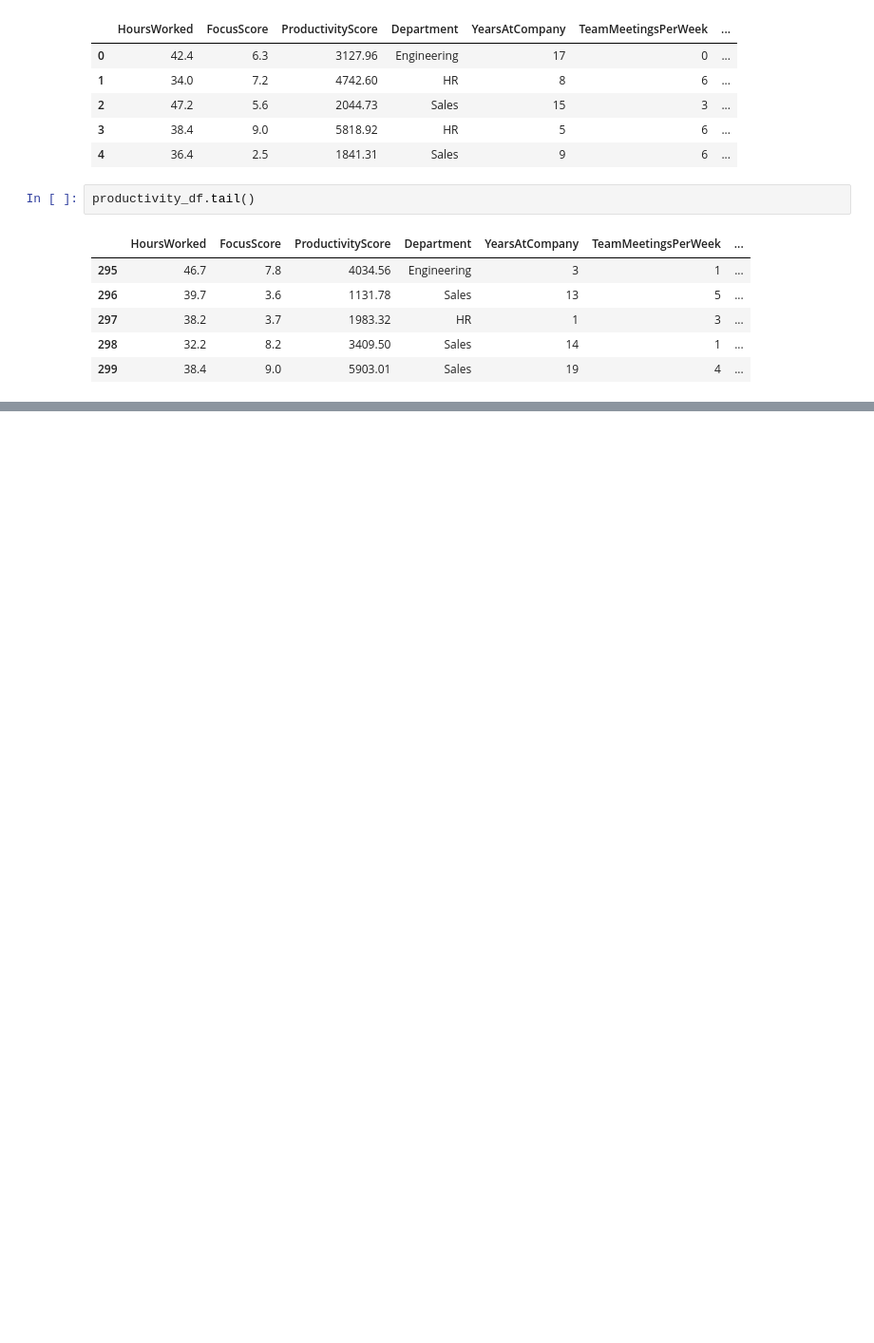
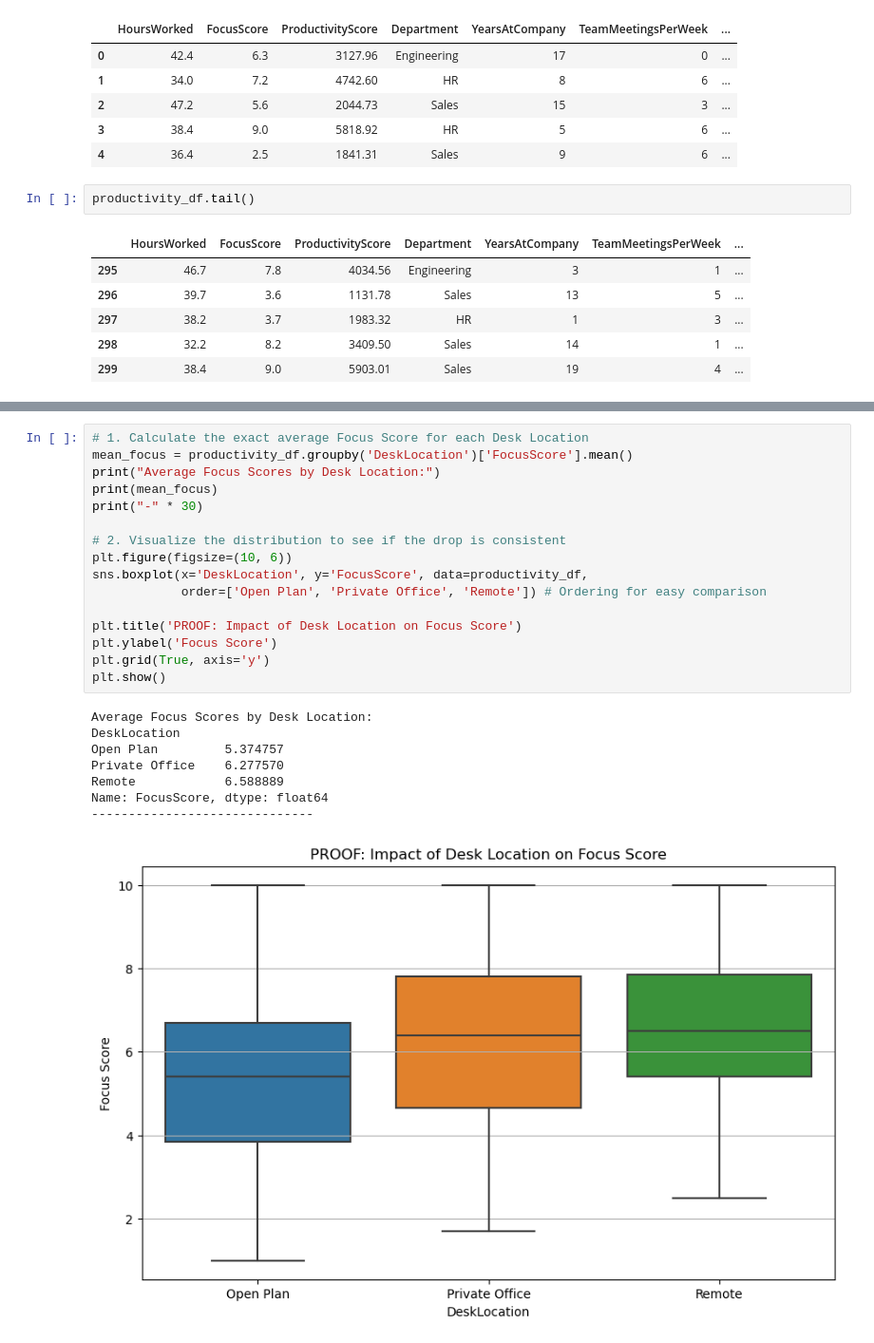
Before and after one commit to Umbretemp/Data_Visualization_And_Modeling, a Jupyter notebook: Lab/3.3 Visualizing Relationships Between Quantitative Features Lab-Copy1.ipynb, the cells around one changed output, grey strips where cells are left out. Shown at 95% size. Drawn from its saved outputs; the diff is of its cells as text; blank space fills up the shorter version.

```diff
--- a/Lab/3.3 Visualizing Relationships Between Quantitative Features Lab-Copy1.ipynb
+++ b/Lab/3.3 Visualizing Relationships Between Quantitative Features Lab-Copy1.ipynb
@@ -43,0 +70,25 @@ productivity_df.tail()
+# %%
+# 1. Calculate the exact average Focus Score for each Desk Location
+mean_focus = productivity_df.groupby('DeskLocation')['FocusScore'].mean()
+print("Average Focus Scores by Desk Location:")
+print(mean_focus)
+print("-" * 30)
+
+# 2. Visualize the distribution to see if the drop is consistent
+plt.figure(figsize=(10, 6))
+sns.boxplot(x='DeskLocation', y='FocusScore', data=productivity_df,
+            order=['Open Plan', 'Private Office', 'Remote']) # Ordering for easy comparison
+
+plt.title('PROOF: Impact of Desk Location on Focus Score')
+plt.ylabel('Focus Score')
+plt.grid(True, axis='y')
+plt.show()
+# %% [output]
+Average Focus Scores by Desk Location:
+DeskLocation
+Open Plan         5.374757
+Private Office    6.277570
+Remote            6.588889
+Name: FocusScore, dtype: float64
+------------------------------
+[figure, added]
```
Also changed, not shown: parts of 8 cells of this notebook, 1 other file.
